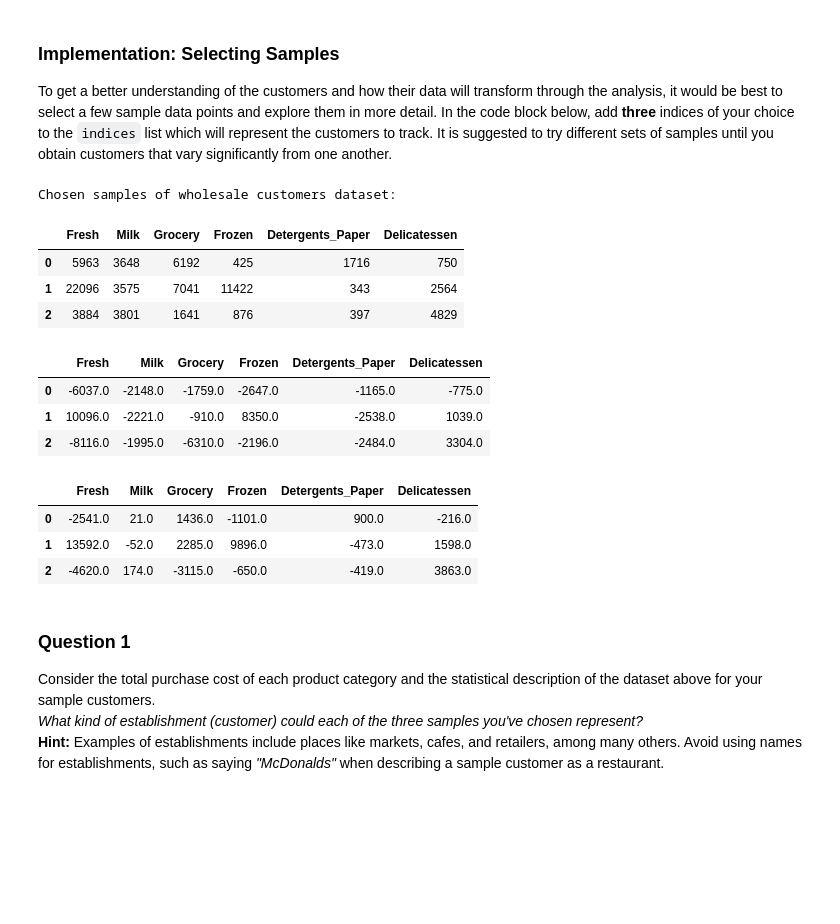
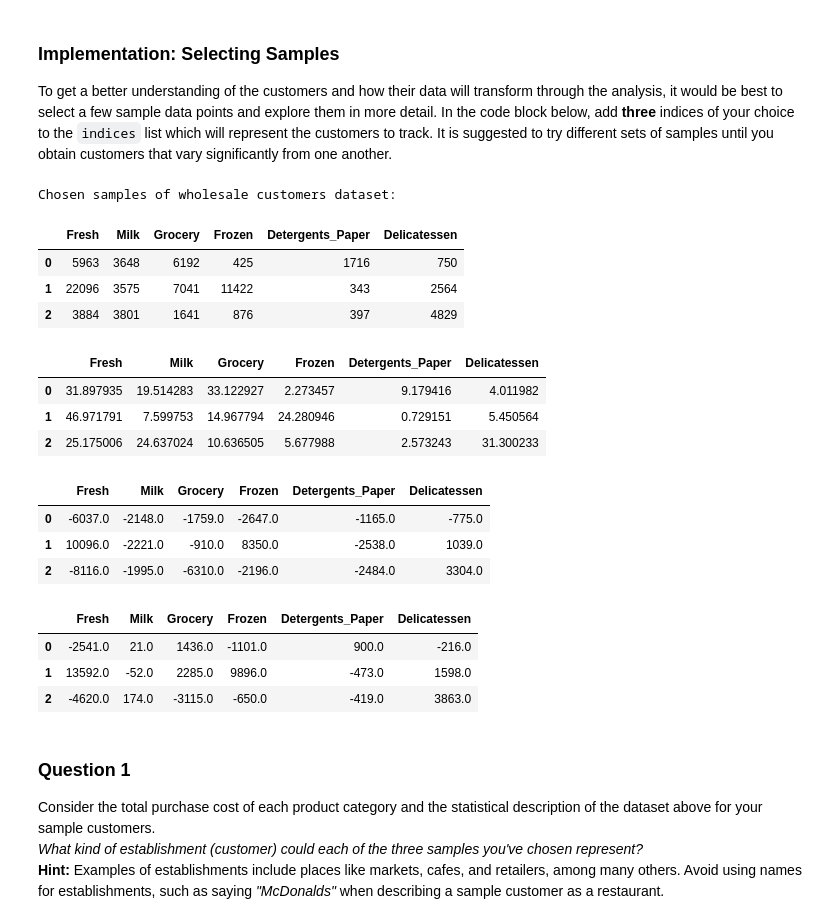
Before and after one commit to aayala15/machine-learning, a Jupyter notebook: projects/creating_customer_segments/customer_segments.ipynb, the cells around one changed output. Saved outputs shown, nothing was run; the diff lists cells and outputs as text; code cells hidden in the pictures; blank space fills up the shorter version.

```diff
--- a/projects/creating_customer_segments/customer_segments.ipynb
+++ b/projects/creating_customer_segments/customer_segments.ipynb
@@ -59,29 +59,33 @@ To get a better understanding of the customers and how their data will transform
 # %%
 # TODO: Select three indices of your choice you wish to sample from the dataset
 indices = [8, 240, 372]
 
 # Create a DataFrame of the chosen samples
 samples = pd.DataFrame(data.loc[indices], columns = data.keys()).reset_index(drop = True)
 print("Chosen samples of wholesale customers dataset:")
 display(samples)
 
-100*samples / np.kron(np.sum(samples, axis=1).reshape((3,1)), np.ones((1,6)))
+display(100*samples / np.kron(np.sum(samples, axis=1).reshape((3,1)), np.ones((1,6))))
 display(samples - data.mean().round())
 display(samples - data.median().round())
 # %% [output]
 Chosen samples of wholesale customers dataset:
 |  | Fresh | Milk | Grocery | Frozen | Detergents_Paper | Delicatessen |
 | 0 | 5963 | 3648 | 6192 | 425 | 1716 | 750 |
 | 1 | 22096 | 3575 | 7041 | 11422 | 343 | 2564 |
 | 2 | 3884 | 3801 | 1641 | 876 | 397 | 4829 |
 |  | Fresh | Milk | Grocery | Frozen | Detergents_Paper | Delicatessen |
-| 0 | -6037.0 | -2148.0 | -1759.0 | -2647.0 | -1165.0 | -775.0 |
-| 1 | 10096.0 | -2221.0 | -910.0 | 8350.0 | -2538.0 | 1039.0 |
-| 2 | -8116.0 | -1995.0 | -6310.0 | -2196.0 | -2484.0 | 3304.0 |
+| 0 | 31.897935 | 19.514283 | 33.122927 | 2.273457 | 9.179416 | 4.011982 |
+| 1 | 46.971791 | 7.599753 | 14.967794 | 24.280946 | 0.729151 | 5.450564 |
+| 2 | 25.175006 | 24.637024 | 10.636505 | 5.677988 | 2.573243 | 31.300233 |
 |  | Fresh | Milk | Grocery | Frozen | Detergents_Paper | Delicatessen |
-| 0 | -2541.0 | 21.0 | 1436.0 | -1101.0 | 900.0 | -216.0 |
-| 1 | 13592.0 | -52.0 | 2285.0 | 9896.0 | -473.0 | 1598.0 |
-| 2 | -4620.0 | 174.0 | -3115.0 | -650.0 | -419.0 | 3863.0 |
+| 0 | -6037.0 | -2148.0 | -1759.0 | -2647.0 | -1165.0 | -775.0 |
+| 1 | 10096.0 | -2221.0 | -910.0 | 8350.0 | -2538.0 | 1039.0 |
+| 2 | -8116.0 | -1995.0 | -6310.0 | -2196.0 | -2484.0 | 3304.0 |
+|  | Fresh | Milk | Grocery | Frozen | Detergents_Paper | Delicatessen |
+| 0 | -2541.0 | 21.0 | 1436.0 | -1101.0 | 900.0 | -216.0 |
+| 1 | 13592.0 | -52.0 | 2285.0 | 9896.0 | -473.0 | 1598.0 |
+| 2 | -4620.0 | 174.0 | -3115.0 | -650.0 | -419.0 | 3863.0 |
 # %% [markdown]
 ### Question 1
 Consider the total purchase cost of each product category and the statistical description of the dataset above for your sample customers.
```
Also changed, not shown: parts of 11 cells of this notebook, 3 other files.
